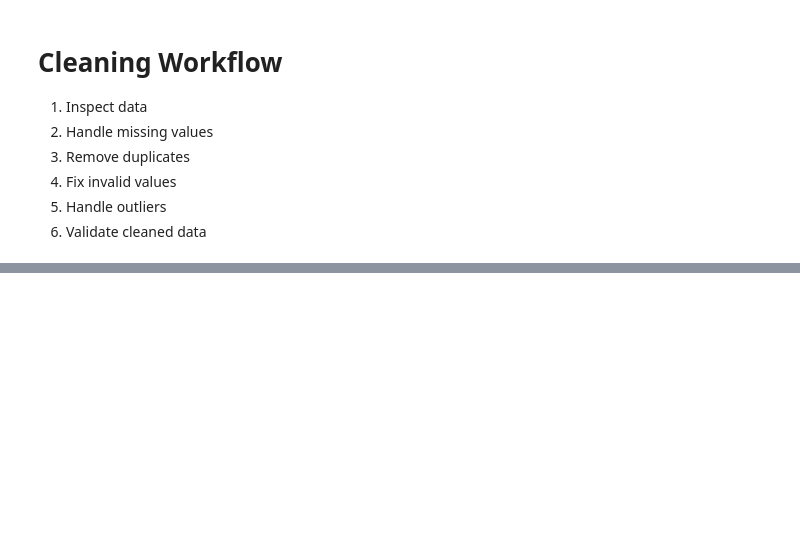
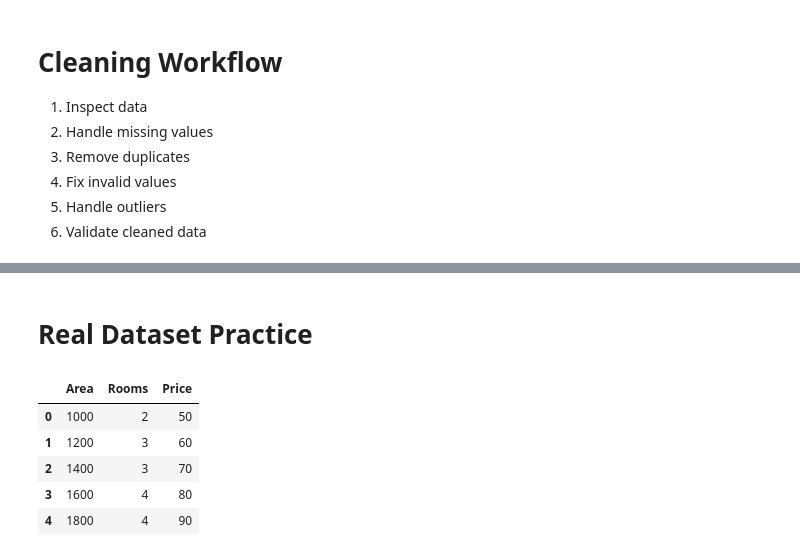
Before and after one commit to iamkhan49/Machine-Learning, a Jupyter notebook: Machine_Learning.ipynb, the cells around one changed output, grey strips where cells are left out. Cells and saved outputs as stored; diff of their text form; code cells hidden in the pictures; blank space fills up the shorter version.

```diff
--- a/Machine_Learning.ipynb
+++ b/Machine_Learning.ipynb
@@ -725,0 +749,2 @@ df.describe()
+# %% [markdown]
+# Real Dataset Practice
@@ -725,0 +754,16 @@ df.describe()
+# %%
+data = {
+    "Area": [1000, 1200, 1400, 1600, 1800],
+    "Rooms": [2, 3, 3, 4, 4],
+    "Price": [50, 60, 70, 80, 90]
+}
+
+df = pd.DataFrame(data)
+df
+# %% [output]
+|  | Area | Rooms | Price |
+| 0 | 1000 | 2 | 50 |
+| 1 | 1200 | 3 | 60 |
+| 2 | 1400 | 3 | 70 |
+| 3 | 1600 | 4 | 80 |
+| 4 | 1800 | 4 | 90 |
```
Also changed, not shown: parts of 13 cells of this notebook.
